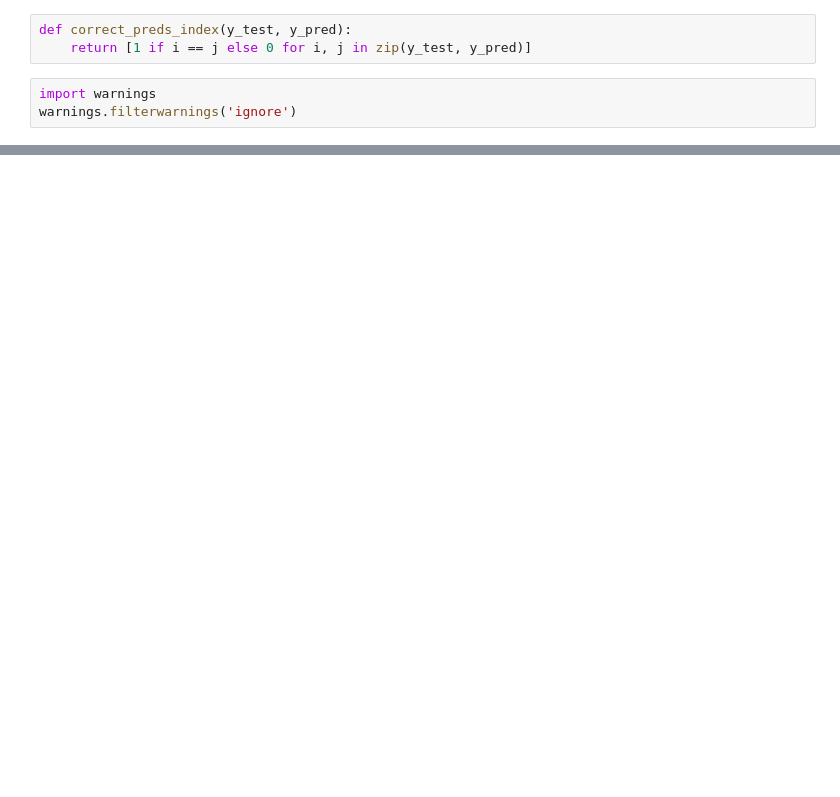
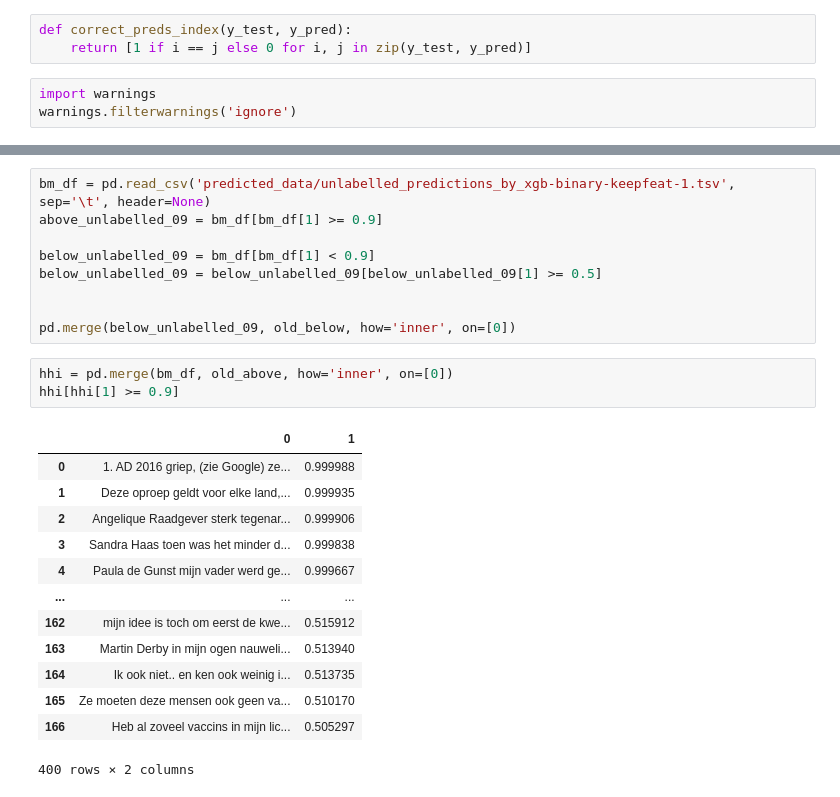
Before and after one commit to jmichellec/VU-Athena-Covid-Project, a Jupyter notebook: experience classification/run_whole_data.ipynb, the cells around one changed output, grey strips where cells are left out. Saved outputs shown, nothing was run; the diff lists cells and outputs as text; blank space fills up the shorter version.

```diff
--- a/experience classification/run_whole_data.ipynb
+++ b/experience classification/run_whole_data.ipynb
@@ -429,0 +586,26 @@ def main():
+# %%
+bm_df = pd.read_csv('predicted_data/unlabelled_predictions_by_xgb-binary-keepfeat-1.tsv', sep='\t', header=None)
+above_unlabelled_09 = bm_df[bm_df[1] >= 0.9]
+
+below_unlabelled_09 = bm_df[bm_df[1] < 0.9]
+below_unlabelled_09 = below_unlabelled_09[below_unlabelled_09[1] >= 0.5]
+
+
+pd.merge(below_unlabelled_09, old_below, how='inner', on=[0])
+# %%
+hhi = pd.merge(bm_df, old_above, how='inner', on=[0])
+hhi[hhi[1] >= 0.9]
+# %% [output]
+|  | 0 | 1 |
+| 0 | 1. AD 2016 griep, (zie Google) ze... | 0.999988 |
+| 1 | Deze oproep geldt voor elke land,... | 0.999935 |
+| 2 | Angelique Raadgever sterk tegenar... | 0.999906 |
+| 3 | Sandra Haas toen was het minder d... | 0.999838 |
+| 4 | Paula de Gunst mijn vader werd ge... | 0.999667 |
+| ... | ... | ... |
+| 162 | mijn idee is toch om eerst de kwe... | 0.515912 |
+| 163 | Martin Derby in mijn ogen nauweli... | 0.513940 |
+| 164 | Ik ook niet.. en ken ook weinig i... | 0.513735 |
+| 165 | Ze moeten deze mensen ook geen va... | 0.510170 |
+| 166 | Heb al zoveel vaccins in mijn lic... | 0.505297 |
+400 rows × 2 columns
```
Also changed, not shown: parts of 23 cells of this notebook, 2 other files.
